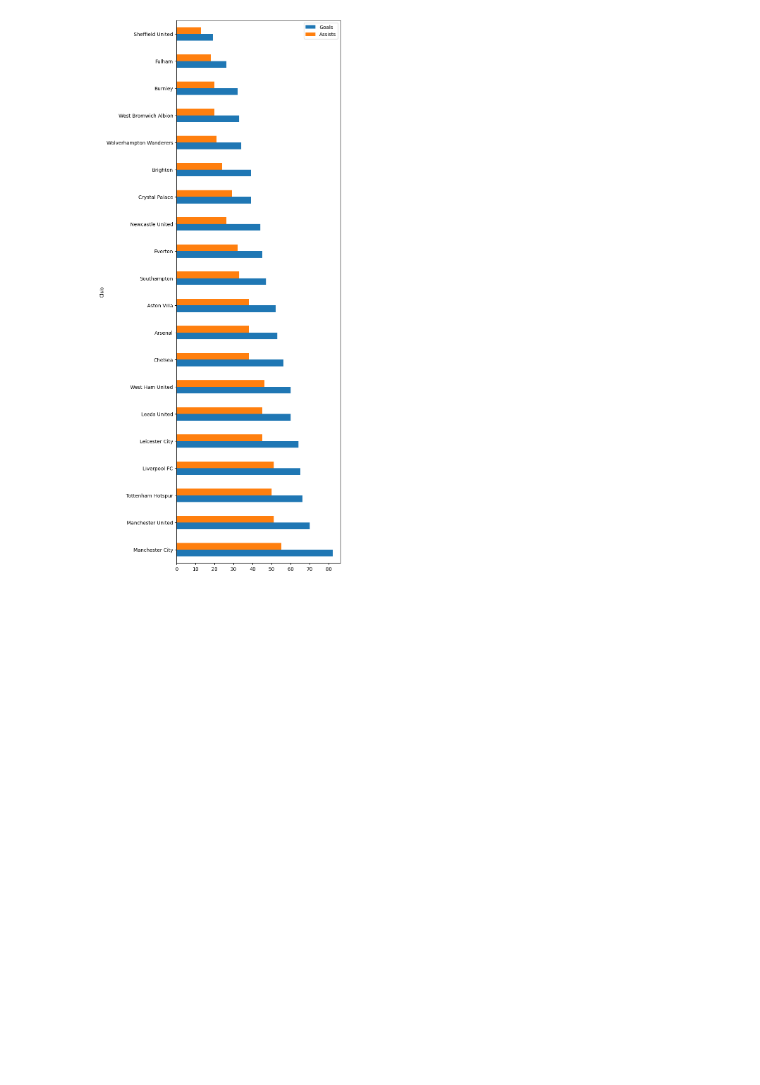
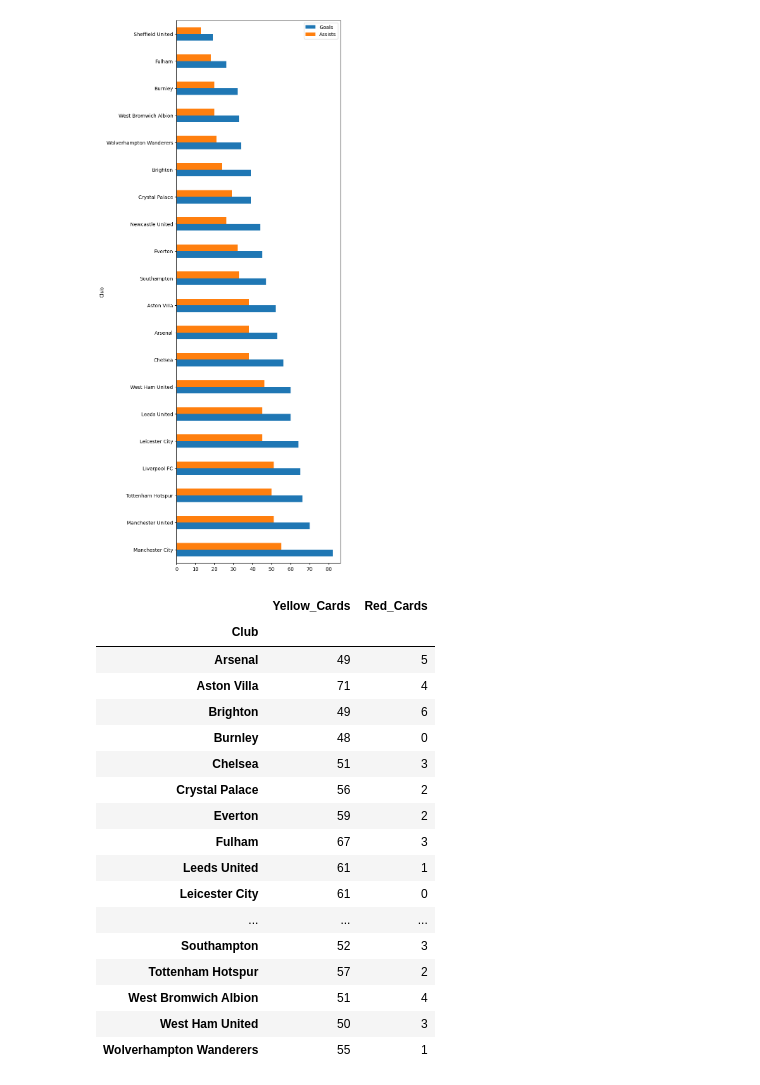
Before and after one commit to zafchiel/datas-notebooks, a Jupyter notebook: premier-league/analysis.ipynb, the cells around one changed output. Saved outputs shown, nothing was run; the diff lists cells and outputs as text; code cells hidden in the pictures; blank space fills up the shorter version.

```diff
--- a/premier-league/analysis.ipynb
+++ b/premier-league/analysis.ipynb
@@ -261,3 +262,25 @@ goals_and_assists.plot.barh(figsize=(6,20))
 # %% [output]
 <Axes: ylabel='Club'>
 [figure]
+# %%
+red_yellow = df.groupby('Club')[['Yellow_Cards', 'Red_Cards']].sum()
+red_yellow
+# %% [output]
+|  | Yellow_Cards | Red_Cards |
+| Club |  |  |
+| Arsenal | 49 | 5 |
+| Aston Villa | 71 | 4 |
+| Brighton | 49 | 6 |
+| Burnley | 48 | 0 |
+| Chelsea | 51 | 3 |
+| Crystal Palace | 56 | 2 |
+| Everton | 59 | 2 |
+| Fulham | 67 | 3 |
+| Leeds United | 61 | 1 |
+| Leicester City | 61 | 0 |
+| ... | ... | ... |
+| Southampton | 52 | 3 |
+| Tottenham Hotspur | 57 | 2 |
+| West Bromwich Albion | 51 | 4 |
+| West Ham United | 50 | 3 |
+| Wolverhampton Wanderers | 55 | 1 |
```
Also changed, not shown: parts of 2 cells of this notebook.
